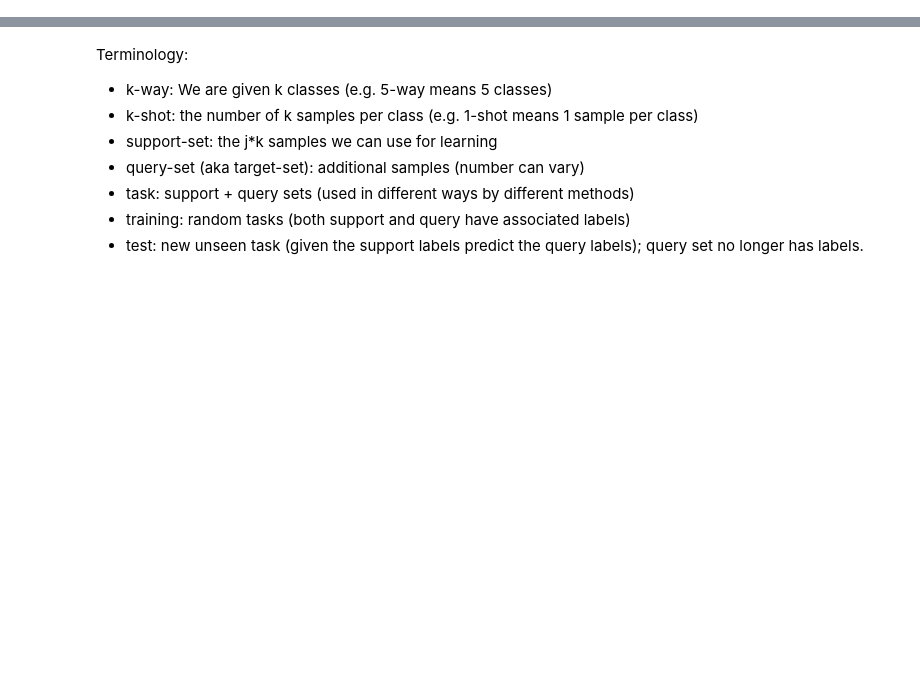
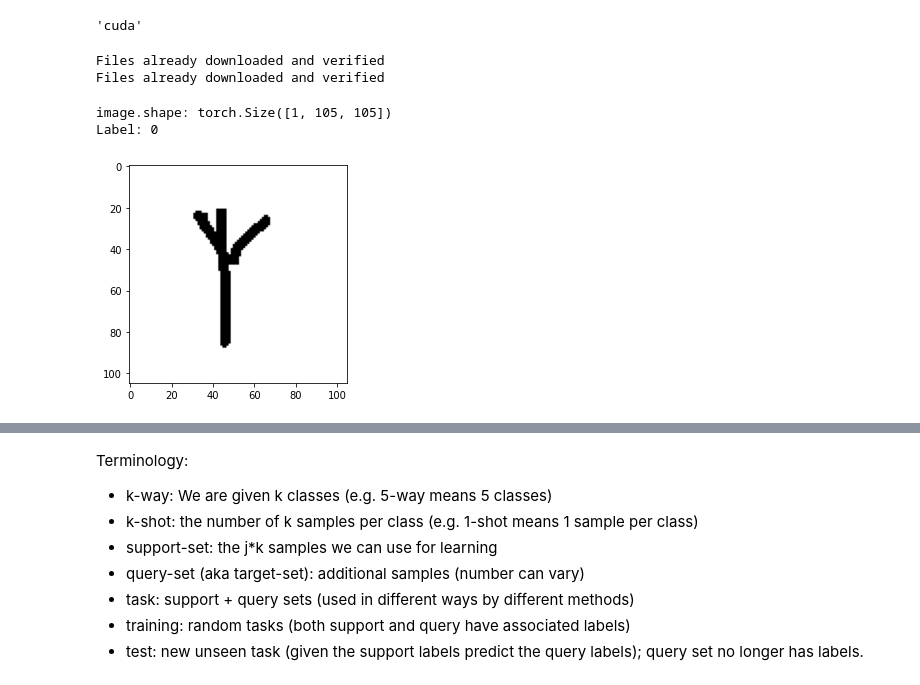
Before and after one commit to mjhoover1/Robust_MAML, a Jupyter notebook: MAML_pytorch_only_omniglot.ipynb, the cells around one changed output, grey strips where cells are left out. Drawn from its saved outputs; the diff is of its cells as text; code cells hidden in the pictures; blank space fills up the shorter version.

```diff
--- a/MAML_pytorch_only_omniglot.ipynb
+++ b/MAML_pytorch_only_omniglot.ipynb
@@ -13,3 +43,6 @@ import random
 # %%
 device = 'cuda' if torch.cuda.is_available() else 'cpu'
+device
+# %% [output]
+'cuda'
 # %%
@@ -70,20 +108,27 @@ transform2 = Compose(
 # %%
-training_data = datasets.Omniglot(
+training_set = datasets.Omniglot(
     root="data",
-    background=True,
-    download=True, # selects train set
-    transform=transform
+    background=True, # selects train set
+    download=True,
+    transform=transform3
 )
 
-test_data = datasets.Omniglot(
+test_set = datasets.Omniglot(
     root="data",
     background=False, # selects the test set
     download=True,
-    transform=transform
+    transform=transform3
 )
+# %% [output]
+Files already downloaded and verified
+Files already downloaded and verified
 # %%
 %matplotlib inline
-image, label = training_data[0]
+image, label = training_set[0]
 print('image.shape:', image.shape)
 plt.imshow(image[0],cmap='gray')
 print('Label:', label)
+# %% [output]
+image.shape: torch.Size([1, 105, 105])
+Label: 0
+[figure, added]
```
Also changed, not shown: parts of 21 cells of this notebook.
